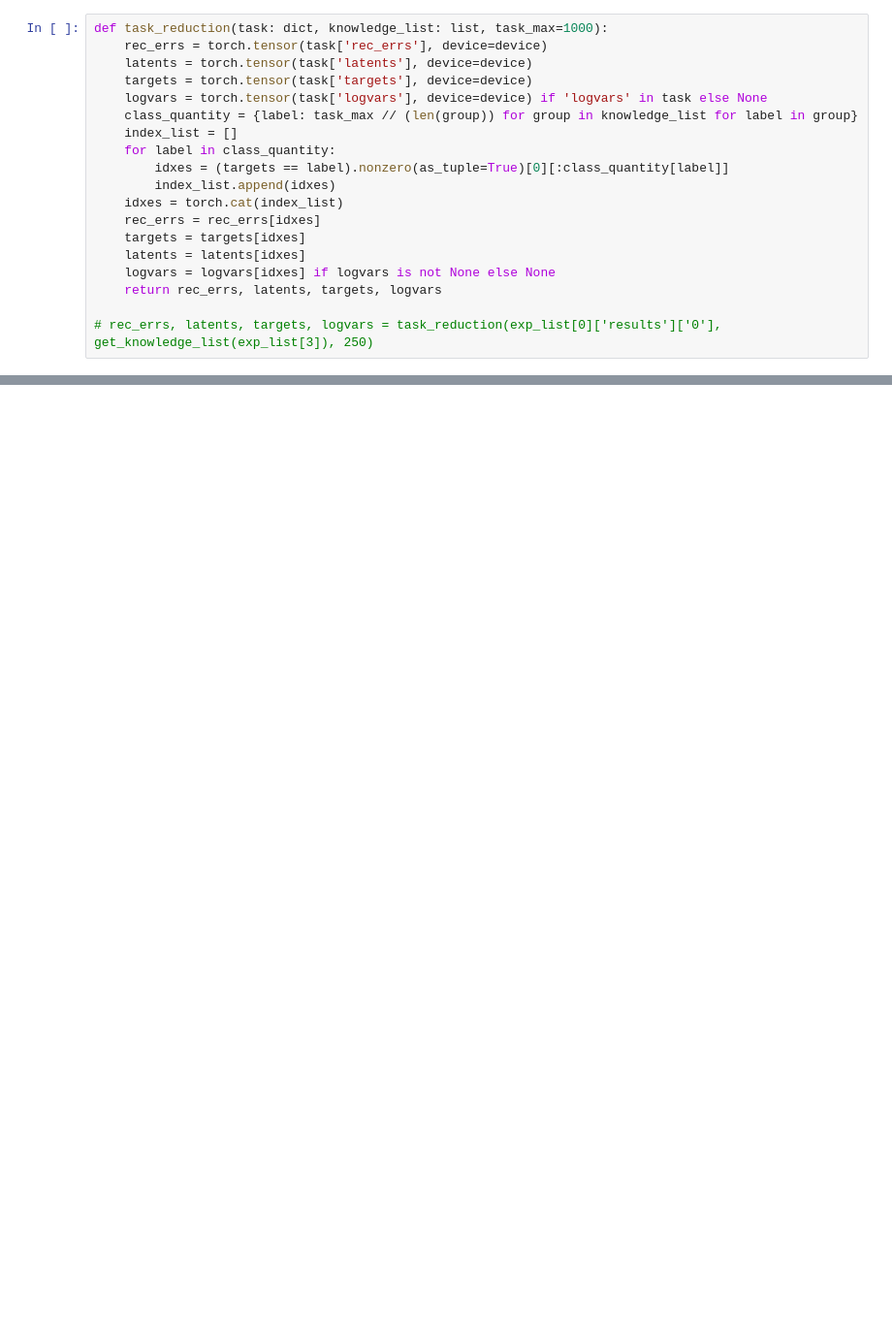
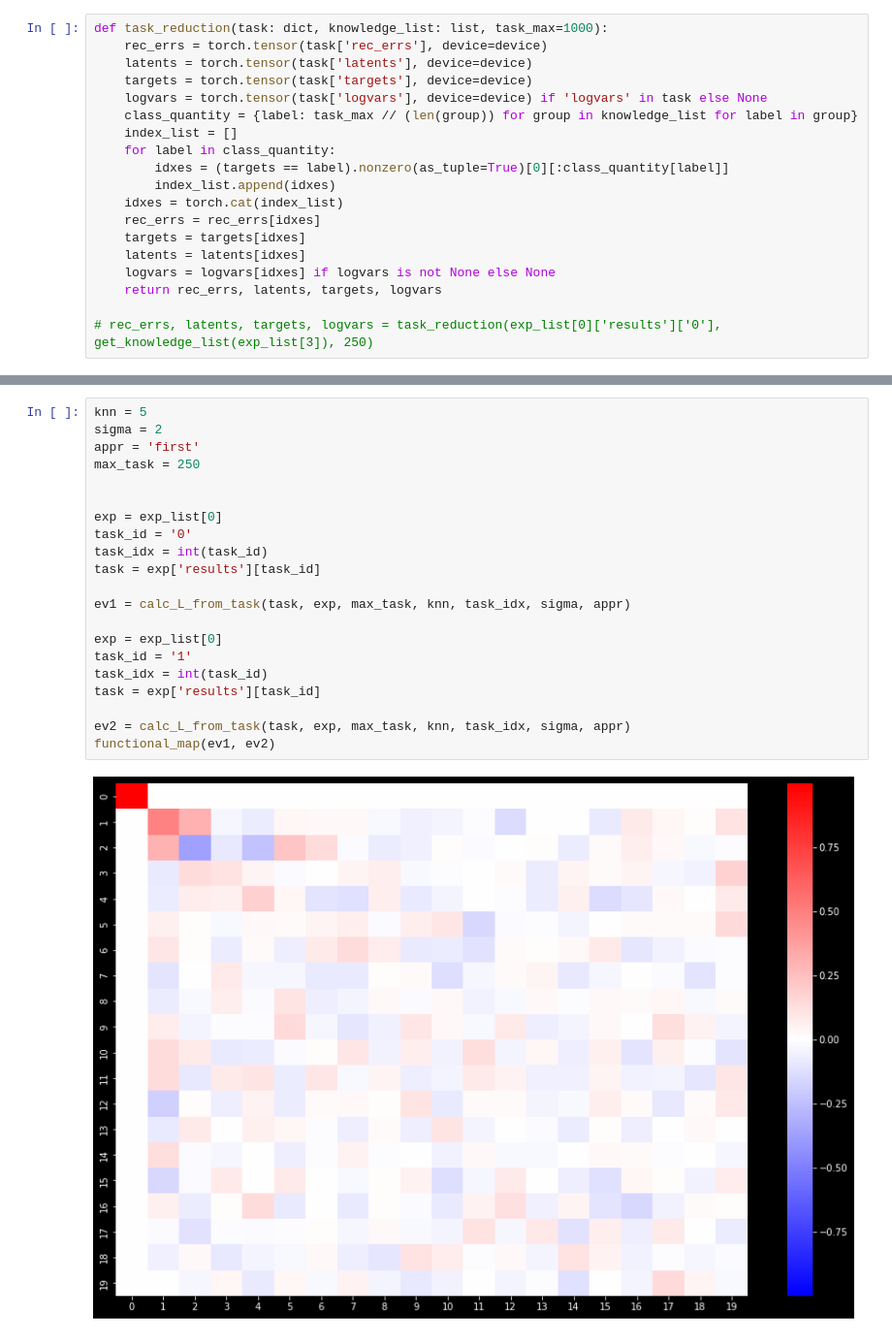
Before and after one commit to ema-frasca/canomaly, a Jupyter notebook: notebooks/spectral_analysis_rick.ipynb, the cells around one changed output, grey strips where cells are left out. Shown at 97% size. Drawn from its saved outputs; the diff is of its cells as text; blank space fills up the shorter version.

Commit message:
add functional mapping calc

```diff
--- a/notebooks/spectral_analysis_rick.ipynb
+++ b/notebooks/spectral_analysis_rick.ipynb
@@ -323,0 +374,23 @@ def task_reduction(task: dict, knowledge_list: list, task_max=1000):
+# %%
+knn = 5
+sigma = 2
+appr = 'first'
+max_task = 250
+
+
+exp = exp_list[0]
+task_id = '0'
+task_idx = int(task_id)
+task = exp['results'][task_id]
+
+ev1 = calc_L_from_task(task, exp, max_task, knn, task_idx, sigma, appr)
+
+exp = exp_list[0]
+task_id = '1'
+task_idx = int(task_id)
+task = exp['results'][task_id]
+
+ev2 = calc_L_from_task(task, exp, max_task, knn, task_idx, sigma, appr)
+functional_map(ev1, ev2)
+# %% [output]
+[figure, added]
```
Also changed, not shown: parts of 26 cells of this notebook.
